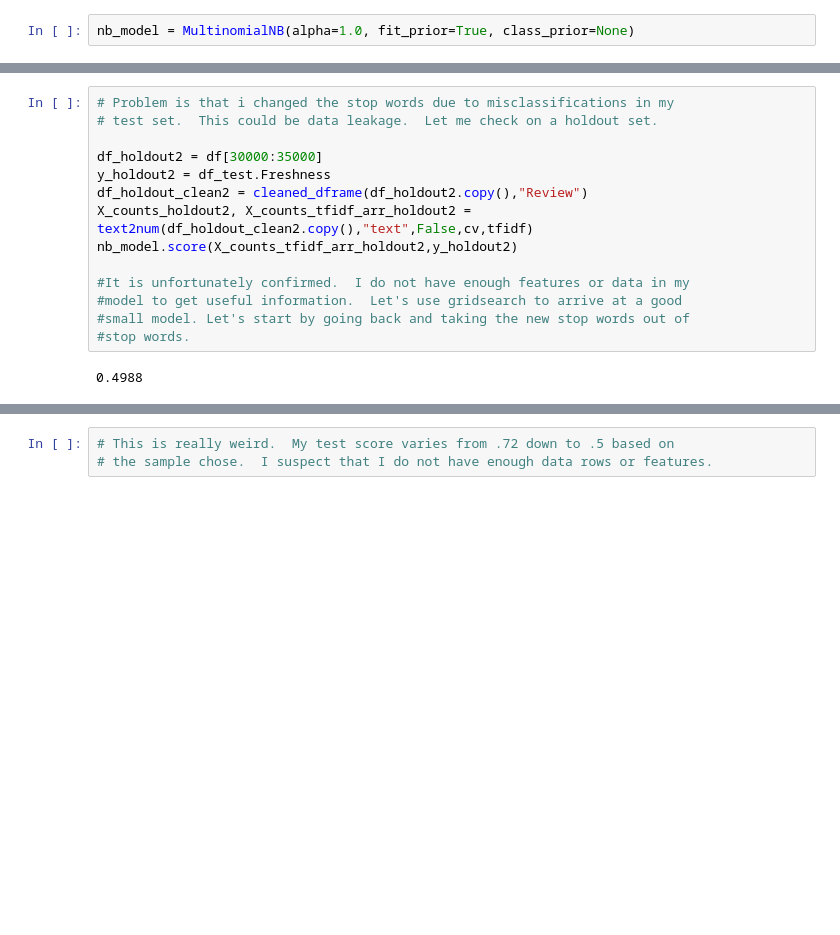
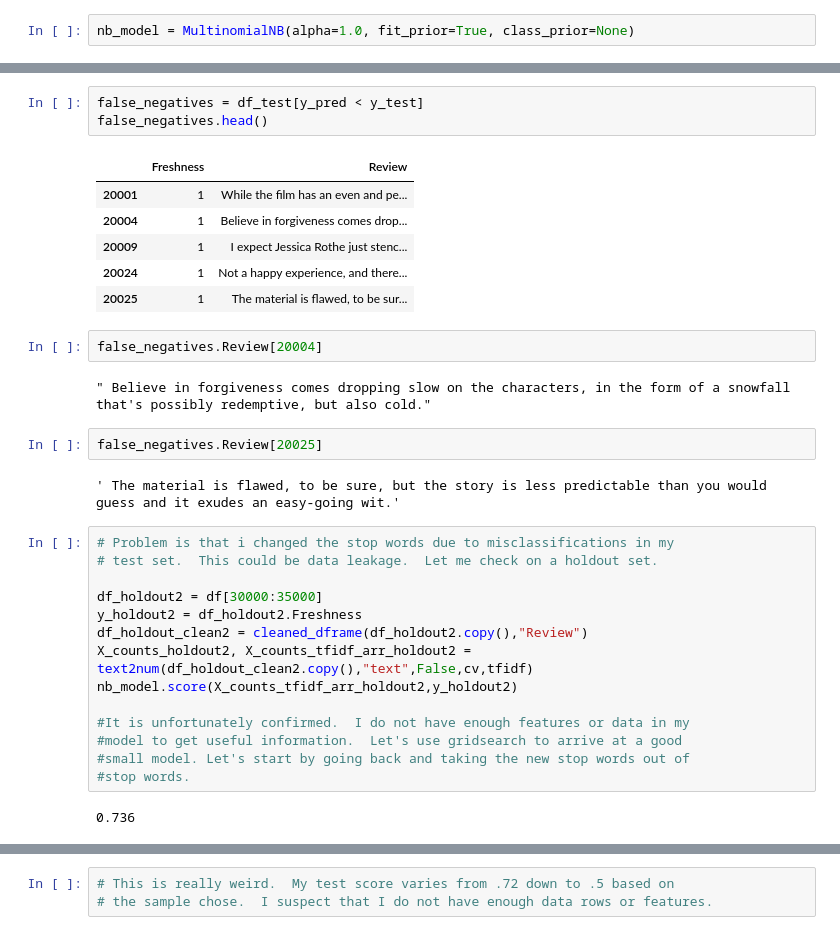
Before and after one commit to joetustin/sentiment_analysis_nlp, a Jupyter notebook: finished.ipynb, the cells around one changed output, grey strips where cells are left out. Cells and saved outputs as stored; diff of their text form; blank space fills up the shorter version.

```diff
--- a/finished.ipynb
+++ b/finished.ipynb
@@ -170,9 +222,27 @@ nb_model.score(X_counts_tfidf_arr_train,y_train), nb_model.score(X_counts_tfidf_
+# %%
+false_negatives = df_test[y_pred < y_test]
+false_negatives.head()
+# %% [output]
+|  | Freshness | Review |
+| 20001 | 1 | While the film has an even and pe... |
+| 20004 | 1 | Believe in forgiveness comes drop... |
+| 20009 | 1 | I expect Jessica Rothe just stenc... |
+| 20024 | 1 | Not a happy experience, and there... |
+| 20025 | 1 | The material is flawed, to be sur... |
+# %%
+false_negatives.Review[20004]
+# %% [output]
+" Believe in forgiveness comes dropping slow on the characters, in the form of a snowfall that's possibly redemptive, but also cold."
+# %%
+false_negatives.Review[20025]
+# %% [output]
+' The material is flawed, to be sure, but the story is less predictable than you would guess and it exudes an easy-going wit.'
 # %%
 # Problem is that i changed the stop words due to misclassifications in my
 # test set.  This could be data leakage.  Let me check on a holdout set.
 
 df_holdout2 = df[30000:35000]
-y_holdout2 = df_test.Freshness
+y_holdout2 = df_holdout2.Freshness
 df_holdout_clean2 = cleaned_dframe(df_holdout2.copy(),"Review")
 X_counts_holdout2, X_counts_tfidf_arr_holdout2 = text2num(df_holdout_clean2.copy(),"text",False,cv,tfidf)
 nb_model.score(X_counts_tfidf_arr_holdout2,y_holdout2)
@@ -182,4 +252,4 @@ nb_model.score(X_counts_tfidf_arr_holdout2,y_holdout2)
 #small model. Let's start by going back and taking the new stop words out of
 #stop words.
 # %% [output]
-0.4988
+0.736
```
Also changed, not shown: parts of 30 cells of this notebook, 14 other files.
